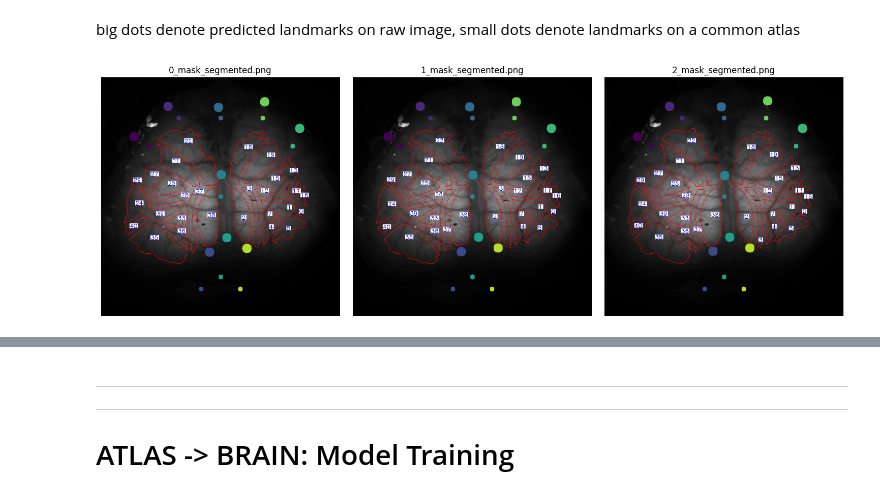
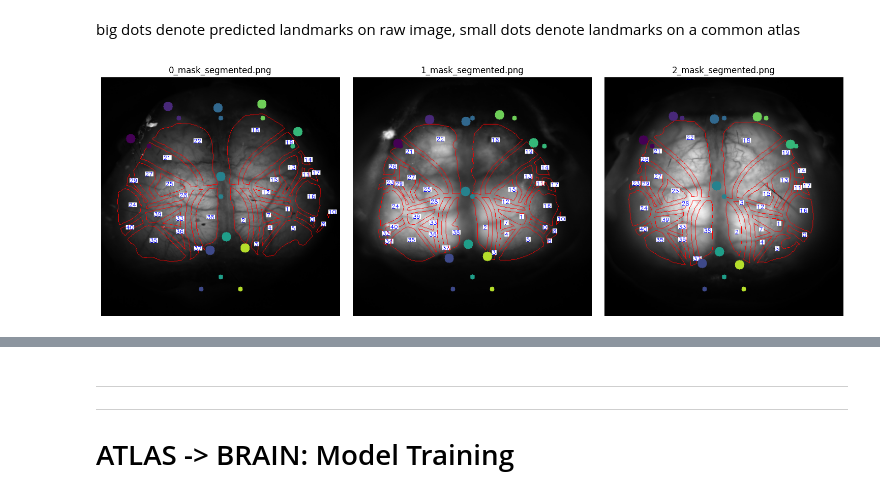
Before and after one commit to BruneBettler/wfield_pipeline, a Jupyter notebook: mesonet_tests.ipynb, the cells around one changed output, grey strips where cells are left out. Cells and saved outputs as stored; diff of their text form; code cells hidden in the pictures.

```diff
--- a/mesonet_tests.ipynb
+++ b/mesonet_tests.ipynb
@@ -154,7 +154,7 @@ def visualize_trio(img_array):
     fig, axs = plt.subplots(1, 3, figsize=(15, 5))
 
     # Loop through each image and subplot axis
-    for ax, im in zip(axs, imgs):
+    for ax, im in zip(axs, img_array):
         # Read and display the image
         img = mpimg.imread(im)
         ax.imshow(img, cmap="gray")
@@ -345,9 +362,9 @@ mesonet.predict_dlc(config_file)
 # %% [markdown]
  big dots denote predicted landmarks on raw image, small dots denote landmarks on a common atlas
 # %%
-img_list = (glob.glob(f"{output_dir}/output_overlay/*segmented.png"))
-
-visualize_trio(img_list[0:3])
+img_list = glob.glob(f"{output_dir}/output_overlay/*_segmented.png")
+show = img_list[0:3]
+visualize_trio(show)
 # %% [output]
-[figure, old version]
+[figure, new version]
 # %% [markdown]
```
Also changed, not shown: parts of 16 cells of this notebook.
